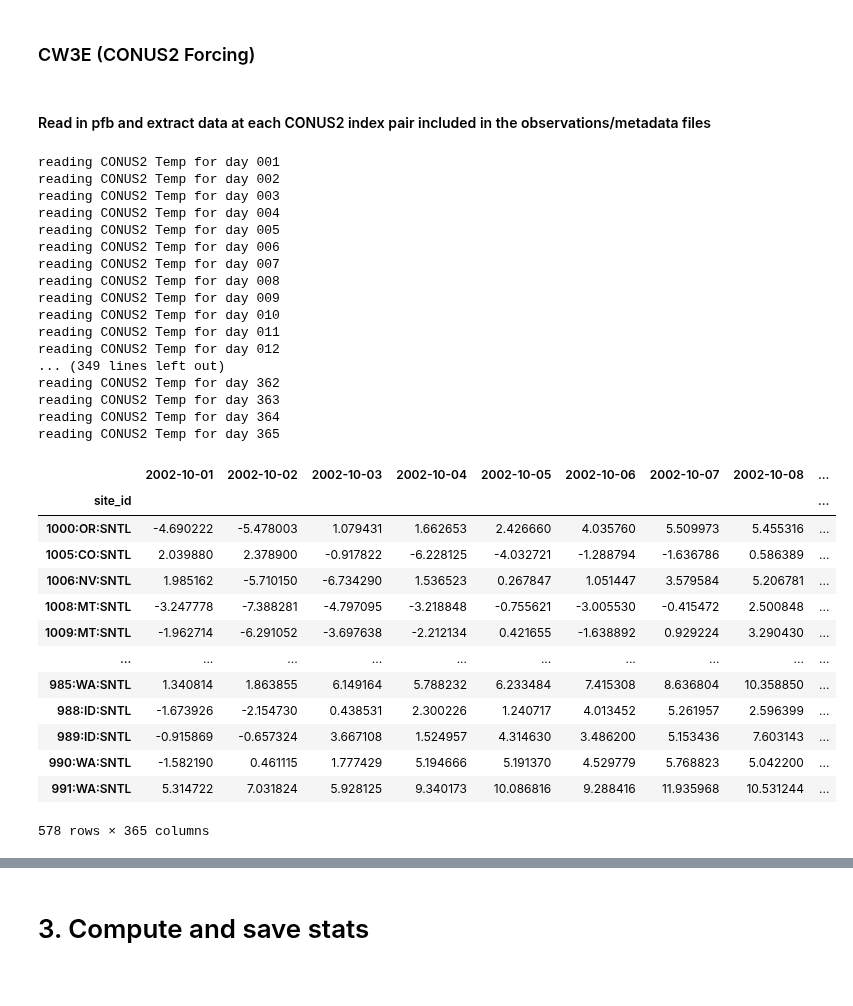
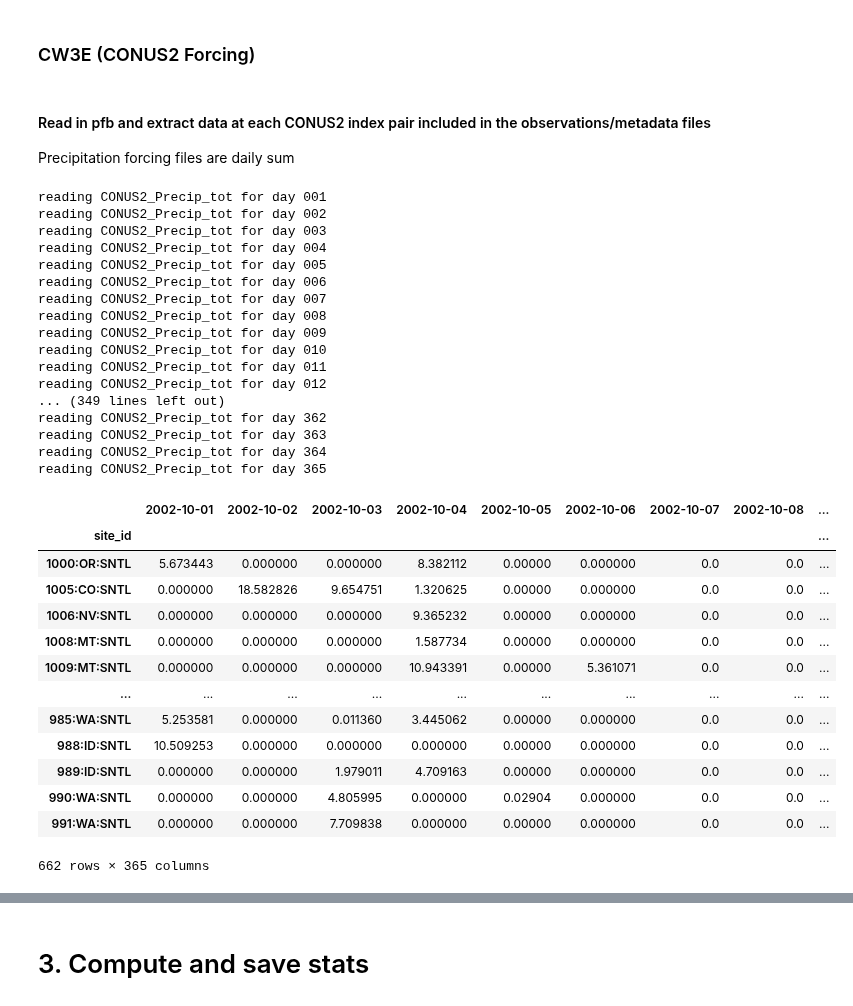
Before and after one commit to danielletijerina/PFCONUS2-analysis, a Jupyter notebook: scripts/Validation/SNOTEL/precip_temp/compare_SNOTEL_precip.ipynb, the cells around one changed output, grey strips where cells are left out. Saved outputs shown, nothing was run; the diff lists cells and outputs as text; code cells hidden in the pictures.

```diff
--- a/scripts/Validation/SNOTEL/precip_temp/compare_SNOTEL_precip.ipynb
+++ b/scripts/Validation/SNOTEL/precip_temp/compare_SNOTEL_precip.ipynb
@@ -48,7 +48,7 @@ nx = 4442
 # %%
 # Files for average temperature (in C) from Hydrodata
-data_file = 'Temperature_obs_daily_avg_WY2003.csv'
-metadata_file = 'Temperature_obs_metadata_daily_avg_WY2003.csv'
+data_file = 'Hydrodata_precipitation_obs_daily_total_WY2003.csv'
+metadata_file = 'Hydrodata_precipitation_metadata_daily_total_WY2003.csv'
 # %%
 obs_data = pd.read_csv(data_file, index_col=['site_id'])
 obs_data  = obs_data.drop(columns=['Unnamed: 0'])
@@ -106,8 +106,9 @@ conusy = np.asarray(metadata['conus2_y'],dtype = 'int')
 conusx = np.asarray(metadata['conus2_x'],dtype = 'int')
 # %% [markdown]
 #### Read in pfb and extract data at each CONUS2 index pair included in the observations/metadata files
+Precipitation forcing files are daily sum
 # %%
-# temperature
+# Total Preciptiation
 # Set up arrays
 pf_full_array = np.zeros((no_days, ny, nx))
 pf_matched = np.zeros(obs_data.shape)
@@ -116,8 +117,8 @@ pf_matched = np.zeros(obs_data.shape)
 #Read in CONUS2 daily streamflow PFBs and save as df in flow_df, convert to total accumulated in m^3/h to mean daily in cms
 for i in range(no_days):
     step = str(int(i+1)).rjust(3, '0')
-    pf_flow_pfb = np.squeeze(read_pfb(f'{cw3e_path}/NLDAS.Temp.daily.min.{step}.pfb'))
-    pf_full_array[i,...] = pf_flow_pfb
+    pf_pfb = np.squeeze(read_pfb(f'{cw3e_path}/NLDAS.APCP.daily.sum.{step}.pfb'))
+    pf_full_array[i,...] = pf_pfb
     print(f'reading {variable} for day {step}')
     for j in range(len(obs_data.index)):
         if conusy[j] < 0:
@@ -127,23 +128,23 @@ for i in range(no_days):
             pf_matched[j,i] = pf_full_array[i, conusy[j], conusx[j]]
             #print('Finding value in CONUS2 grid')
 # %% [output]
-reading CONUS2 Temp for day 001
-reading CONUS2 Temp for day 002
-reading CONUS2 Temp for day 003
-reading CONUS2 Temp for day 004
-reading CONUS2 Temp for day 005
-reading CONUS2 Temp for day 006
-reading CONUS2 Temp for day 007
-reading CONUS2 Temp for day 008
-reading CONUS2 Temp for day 009
-reading CONUS2 Temp for day 010
-reading CONUS2 Temp for day 011
-reading CONUS2 Temp for day 012
+reading CONUS2_Precip_tot for day 001
+reading CONUS2_Precip_tot for day 002
+reading CONUS2_Precip_tot for day 003
+reading CONUS2_Precip_tot for day 004
+reading CONUS2_Precip_tot for day 005
+reading CONUS2_Precip_tot for day 006
+reading CONUS2_Precip_tot for day 007
+reading CONUS2_Precip_tot for day 008
+reading CONUS2_Precip_tot for day 009
+reading CONUS2_Precip_tot for day 010
+reading CONUS2_Precip_tot for day 011
+reading CONUS2_Precip_tot for day 012
 ... (349 lines left out)
-reading CONUS2 Temp for day 362
-reading CONUS2 Temp for day 363
-reading CONUS2 Temp for day 364
-reading CONUS2 Temp for day 365
+reading CONUS2_Precip_tot for day 362
+reading CONUS2_Precip_tot for day 363
+reading CONUS2_Precip_tot for day 364
+reading CONUS2_Precip_tot for day 365
 # %%
 # Organize PF daily matched array with the same index and dates as the obs_data
 pf_match_df = pd.DataFrame(pf_matched)
@@ -153,23 +154,22 @@ pf_match_df.columns = column_headers
 # %%
 # drop any na's and convert temperature
 pf_match_df_new = pf_match_df.dropna()
-pf_match_df_new = pf_match_df_new-273.15 #convert
 pf_match_df_new
 # %% [output]
 |  | 2002-10-01 | 2002-10-02 | 2002-10-03 | 2002-10-04 | 2002-10-05 | 2002-10-06 | 2002-10-07 | 2002-10-08 | ... |
 | site_id |  |  |  |  |  |  |  |  | ... |
-| 1000:OR:SNTL | -4.690222 | -5.478003 | 1.079431 | 1.662653 | 2.426660 | 4.035760 | 5.509973 | 5.455316 | ... |
-| 1005:CO:SNTL | 2.039880 | 2.378900 | -0.917822 | -6.228125 | -4.032721 | -1.288794 | -1.636786 | 0.586389 | ... |
-| 1006:NV:SNTL | 1.985162 | -5.710150 | -6.734290 | 1.536523 | 0.267847 | 1.051447 | 3.579584 | 5.206781 | ... |
-| 1008:MT:SNTL | -3.247778 | -7.388281 | -4.797095 | -3.218848 | -0.755621 | -3.005530 | -0.415472 | 2.500848 | ... |
-| 1009:MT:SNTL | -1.962714 | -6.291052 | -3.697638 | -2.212134 | 0.421655 | -1.638892 | 0.929224 | 3.290430 | ... |
+| 1000:OR:SNTL | 5.673443 | 0.000000 | 0.000000 | 8.382112 | 0.00000 | 0.000000 | 0.0 | 0.0 | ... |
+| 1005:CO:SNTL | 0.000000 | 18.582826 | 9.654751 | 1.320625 | 0.00000 | 0.000000 | 0.0 | 0.0 | ... |
+| 1006:NV:SNTL | 0.000000 | 0.000000 | 0.000000 | 9.365232 | 0.00000 | 0.000000 | 0.0 | 0.0 | ... |
+| 1008:MT:SNTL | 0.000000 | 0.000000 | 0.000000 | 1.587734 | 0.00000 | 0.000000 | 0.0 | 0.0 | ... |
+| 1009:MT:SNTL | 0.000000 | 0.000000 | 0.000000 | 10.943391 | 0.00000 | 5.361071 | 0.0 | 0.0 | ... |
 | ... | ... | ... | ... | ... | ... | ... | ... | ... | ... |
-| 985:WA:SNTL | 1.340814 | 1.863855 | 6.149164 | 5.788232 | 6.233484 | 7.415308 | 8.636804 | 10.358850 | ... |
-| 988:ID:SNTL | -1.673926 | -2.154730 | 0.438531 | 2.300226 | 1.240717 | 4.013452 | 5.261957 | 2.596399 | ... |
-| 989:ID:SNTL | -0.915869 | -0.657324 | 3.667108 | 1.524957 | 4.314630 | 3.486200 | 5.153436 | 7.603143 | ... |
-| 990:WA:SNTL | -1.582190 | 0.461115 | 1.777429 | 5.194666 | 5.191370 | 4.529779 | 5.768823 | 5.042200 | ... |
-| 991:WA:SNTL | 5.314722 | 7.031824 | 5.928125 | 9.340173 | 10.086816 | 9.288416 | 11.935968 | 10.531244 | ... |
+| 985:WA:SNTL | 5.253581 | 0.000000 | 0.011360 | 3.445062 | 0.00000 | 0.000000 | 0.0 | 0.0 | ... |
+| 988:ID:SNTL | 10.509253 | 0.000000 | 0.000000 | 0.000000 | 0.00000 | 0.000000 | 0.0 | 0.0 | ... |
+| 989:ID:SNTL | 0.000000 | 0.000000 | 1.979011 | 4.709163 | 0.00000 | 0.000000 | 0.0 | 0.0 | ... |
+| 990:WA:SNTL | 0.000000 | 0.000000 | 4.805995 | 0.000000 | 0.02904 | 0.000000 | 0.0 | 0.0 | ... |
+| 991:WA:SNTL | 0.000000 | 0.000000 | 7.709838 | 0.000000 | 0.00000 | 0.000000 | 0.0 | 0.0 | ... |
-578 rows × 365 columns
+662 rows × 365 columns
 # %%
 # parse down observation df to include the same stations as the final ParFlow matched df
 obs_data_new = obs_data[obs_data.index.isin(pf_match_df_new.index)]
```
Also changed, not shown: parts of 24 cells of this notebook.
